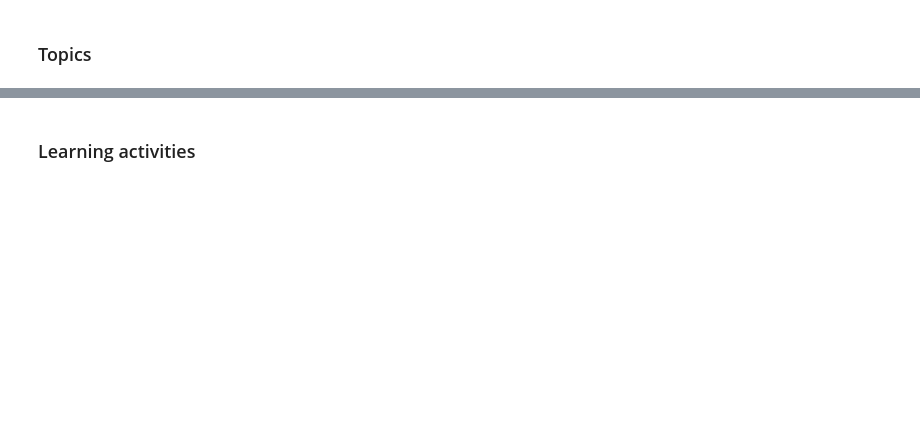
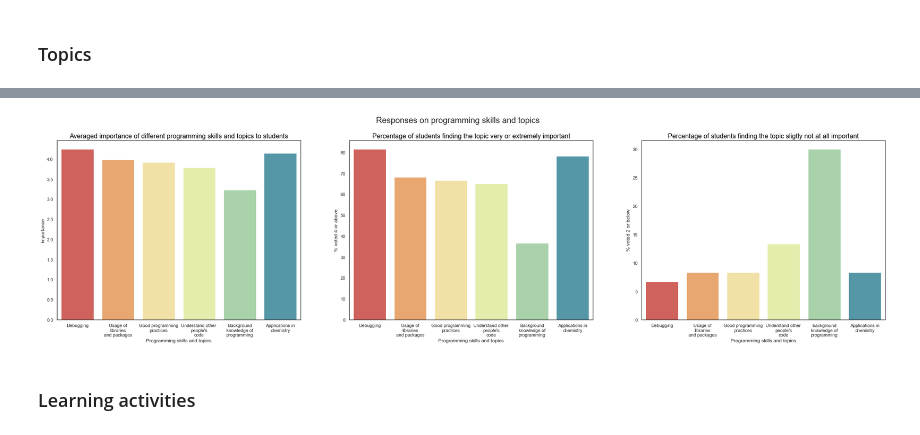
Before and after one commit to natskiu/Python-Educational-Project, a Jupyter notebook: learningActivitiesAnalysis.ipynb, the cells around one changed output, grey strips where cells are left out. Cells and saved outputs as stored; diff of their text form; code cells hidden in the pictures; blank space fills up the shorter version.

```diff
--- a/learningActivitiesAnalysis.ipynb
+++ b/learningActivitiesAnalysis.ipynb
@@ -212,6 +272,7 @@ plt.show()
 ### Topics
 # %%
 topics_df = useful_data_all.iloc[:, 10:16].dropna()
-topics_df[]
+topics_df = topics_df.astype(int)
+topics_df.info()
 # %% [output]
 <class 'pandas.core.frame.DataFrame'>
@@ -230,3 +291,70 @@ memory usage: 3.4+ KB
+# %%
+debugging = calculate(topics_df["Q11_1"])
+libraries = calculate(topics_df["Q11_2"])
+practices = calculate(topics_df["Q11_3"])
+understand_code = calculate(topics_df["Q11_4"])
+bgm_info = calculate(topics_df["Q11_5"])
+appInChem = calculate(topics_df["Q11_6"])
+# %%
+topics_dict = {'Debugging': debugging,
+                'Usage of\nlibraries\nand packages' : libraries,
+                'Good programming\npractices' : practices,
+                "Understand other \npeople's\ncode" : understand_code,
+                'Background\nknowledge of\nprogramming' : bgm_info,
+                'Applications in\nchemistry' : appInChem
+}
+# %%
+topics_result_df = pd.DataFrame(topics_dict, index = ['mean', 'std', 'percent voted 4 or greater', 'percent voted 5', 'percent voted 2 or lower', 'percent voted 1'])
+# %%
+# three plots to show topics data
+sns.set_theme(style="white",
+              palette="Spectral")
+
+font_dict_barplot_1 = {'fontsize': 16,
+ 'fontweight': 10,
+ 'color': 'black',
+ 'verticalalignment': 'baseline',
+ 'horizontalalignment': 'center'}
+
+fig, axes = plt.subplots(1, 3,
+                         figsize=(36,8))
+
+fig.suptitle("Responses on programming skills and topics", fontsize=20)
+
+############################## barplot to display their relative importance ###########################
+g_topics = sns.barplot(x=topics_result_df.columns,
+                           y=topics_result_df.transpose()['mean'],
+                           ax=axes[0])
+
+
+g_topics.set(xlabel="Programming skills and topics",
+          ylabel="Importance")
+#plt.axhline(4, linewidth=1, color='grey', ls='--')
+#plt.axhline(3, linewidth=1, color='grey', ls='--')
+#plt.text(5.6, 4, 'Very important', ha='left', va='center')
+#plt.text(5.6, 3, 'Moderately important', ha='left', va='center')
+
+axes[0].set_title("Averaged importance of different programming skills and topics to students", fontdict= font_dict_barplot_1)
+
+############################## important extreme  >4 ##############################
+g_topics_max = sns.barplot(x=topics_result_df.columns,
+                           y=topics_result_df.transpose()['percent voted 4 or greater'],
+                           ax=axes[1])
+g_topics_max.set(xlabel="Programming skills and topics",
+          ylabel="% voted 4 or above")
+axes[1].set_title("Percentage of students finding the topic very or extremely important", fontdict= font_dict_barplot_1)
+
+############################# not important extreme < 2 ############################
+g_topics_min = sns.barplot(x=topics_result_df.columns,
+                           y=topics_result_df.transpose()['percent voted 2 or lower'],
+                           ax=axes[2])
+g_topics_min.set(xlabel="Programming skills and topics",
+          ylabel="% voted 2 or below")
+axes[2].set_title("Percentage of students finding the topic sligtly not at all important", fontdict= font_dict_barplot_1)
+
+plt.show()
+# %% [output]
+[figure, added]
 # %% [markdown]
 ### Learning activities
 # %%
```
Also changed, not shown: parts of 23 cells of this notebook, 1 other file.
